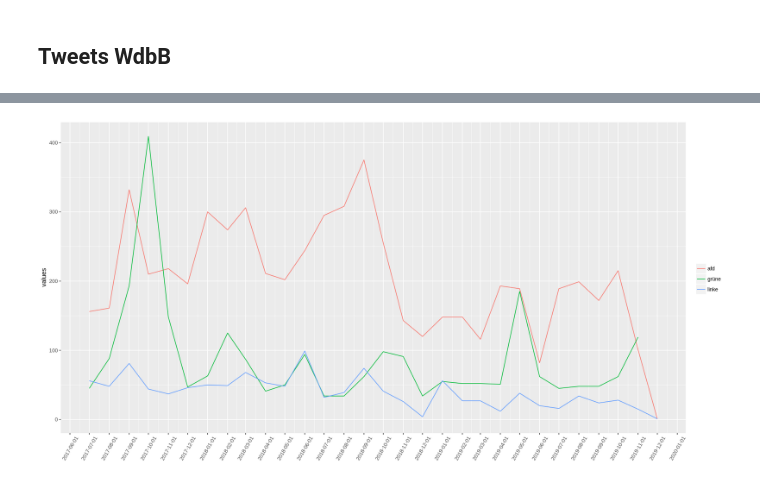
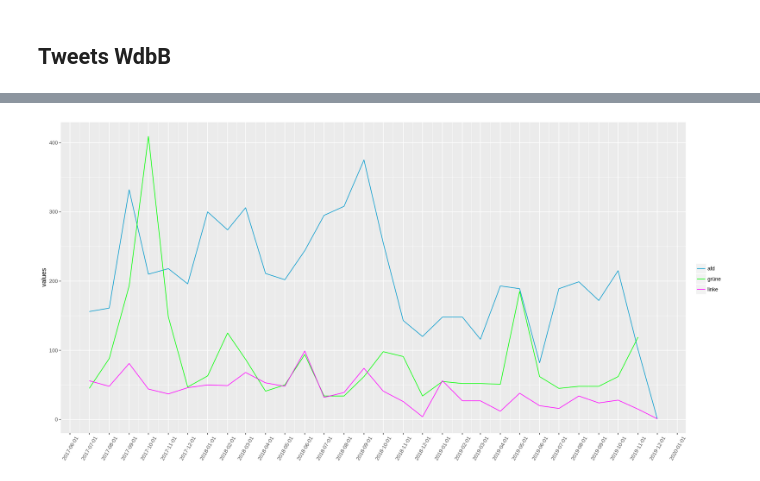
Before and after one commit to gesiscss/gesis_dataday_20, a Jupyter notebook: smm/Parteien_Vergleich.ipynb, the cells around one changed output, grey strips where cells are left out. Drawn from its saved outputs; the diff is of its cells as text; code cells hidden in the pictures.

```diff
--- a/smm/Parteien_Vergleich.ipynb
+++ b/smm/Parteien_Vergleich.ipynb
@@ -76,10 +76,12 @@ tweets_party3[['party']] <- party3
 all_tweets <- rbind(tweets_party1, tweets_party2, tweets_party3)
 # %%
 options(repr.plot.width=16, repr.plot.height=8)
+color_palette <- c("grüne"="green","linke"="magenta1","afd"="deepskyblue3")
 
 # Plotting tweets
 ggplot(data=all_tweets, aes(x=as.Date(labels), y=values)) + stat_summary(fun.y = sum, geom="line", aes(colour = party)) +
     theme(axis.text.x = element_text( angle = 60, hjust = 0.5, vjust = 0.5),
     axis.title.x = element_blank(), legend.title = element_blank()) +
+    scale_color_manual(values=color_palette) +
     scale_x_date(date_breaks = "1 month")
 # %% [output]
@@ -144,10 +146,5 @@ Warning message in readLines("WdbB_short.txt"):
 # %%
-# prepare urls
-base <- "http://mediamonitoring.gesis.org/api/organizations/"
-url_tweets <- paste(base, "twitter/tweets_by/organizations/", sep="")
-url_replies <- paste(base, "twitter/replies_to/organizations/", sep="")
-
-# prepare NEW parameters (with text_contains)
+# NEUE parameter (mit text_contains)
 params = list(
     from_date='2017-01-01',
     to_date='2019-12-01',
@@ -246,11 +242,12 @@ all_replies_wdbb <- rbind(replies_party1, replies_party2, replies_party3)
 # %%
 # plotting replies
 options(repr.plot.width=16, repr.plot.height=8)
 ggplot(data=all_replies_wdbb, aes(x=as.Date(labels), y=values)) + stat_summary(fun.y = sum, geom="line", aes(colour = party)) +
 
-    #geom_point(aes(colour = factor(party))) +
+
     theme(axis.text.x = element_text( angle = 60, hjust = 0.5, vjust = 0.5),
-        axis.title.x = element_blank(), legend.title = element_blank()) +
+    axis.title.x = element_blank(), legend.title = element_blank()) +
+    scale_color_manual(values=color_palette) +
     scale_x_date(date_breaks = "1 month")
 # %% [output]
-[figure, old version]
+[figure, new version]
```
Also changed, not shown: parts of 10 cells of this notebook, 1 other file.
